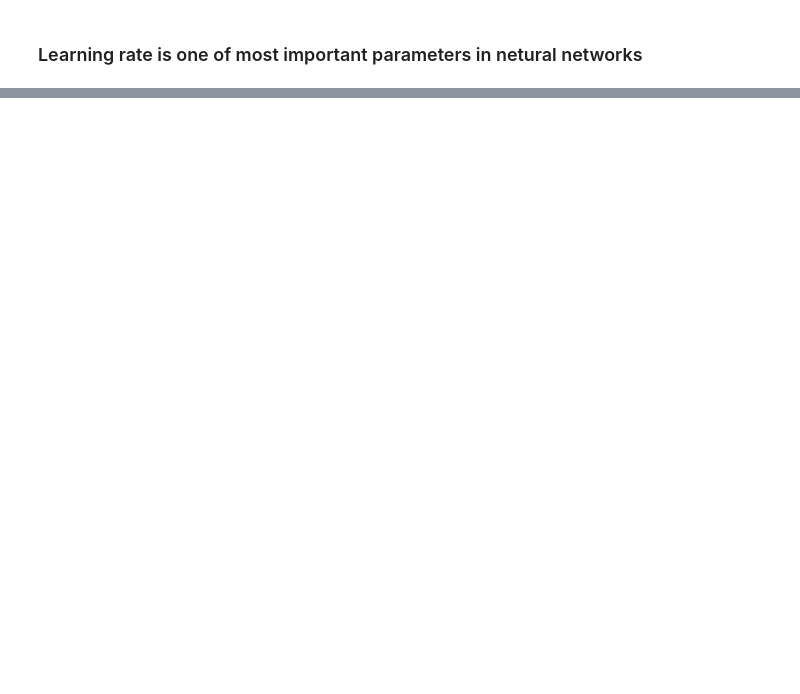
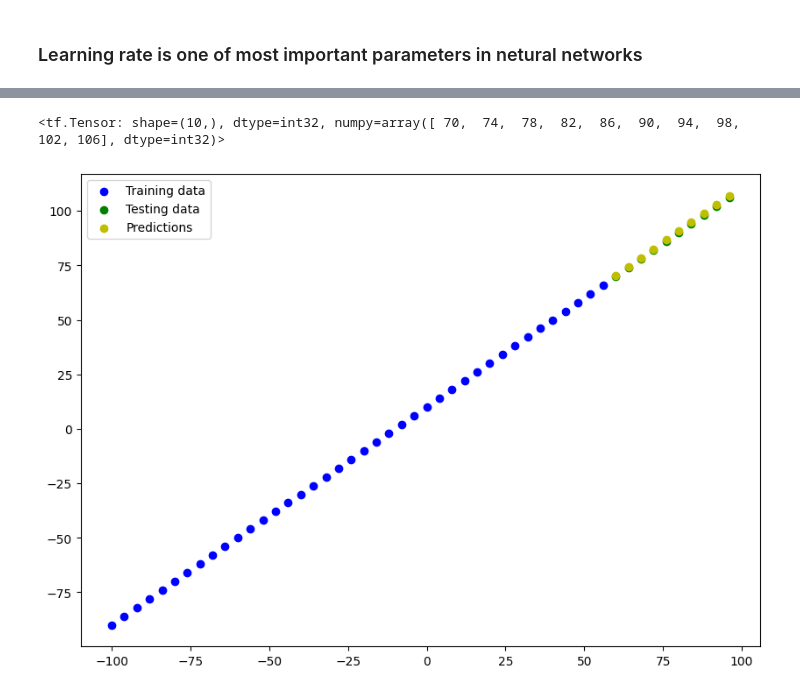
Before and after one commit to ra2dd/jupyter-tensor, a Jupyter notebook: 01_network_regression.ipynb, the cells around one changed output, grey strips where cells are left out. Saved outputs shown, nothing was run; the diff lists cells and outputs as text; code cells hidden in the pictures; blank space fills up the shorter version.

Commit message:
visualize data and model

```diff
--- a/01_network_regression.ipynb
+++ b/01_network_regression.ipynb
@@ -278,0 +331,10 @@ array([[27.25307]], dtype=float32)
+# %%
+# Split the data into train and test sets
+
+X_train = X[:40] # first 40 are training samples (80% of the data)
+y_train = y[:40]
+
+X_test = X[40:]  # last 10 are testing samples (20% of the data)
+y_test = y[40:]
+
+len(X_train), len(X_test), len(y_train), len(y_test)
@@ -278,0 +414,3 @@ array([[27.25307]], dtype=float32)
+# %%
+# Fit a model to the training data
+model.fit(tf.expand_dims(X_train, axis=-1), y_train, epochs=100, verbose=1)
@@ -278,0 +446,4 @@ array([[27.25307]], dtype=float32)
+# %%
+# Make some predictions
+y_pred = model.predict(X_test)
+y_pred
@@ -278,0 +463,29 @@ array([[27.25307]], dtype=float32)
+# %%
+y_test
+# %% [output]
+<tf.Tensor: shape=(10,), dtype=int32, numpy=array([ 70,  74,  78,  82,  86,  90,  94,  98, 102, 106], dtype=int32)>
+# %%
+# Creating a plotting function
+def plot_predictions(train_data=X_train,
+                     train_labels=y_train,
+                     test_data=X_test,
+                     test_labels=y_test,
+                     predictions=y_pred):
+    """ Plots training data, test data and compares it to grand truth """
+    plt.figure(figsize=(10, 7))
+
+    # Plot training data
+    plt.scatter(train_data, train_labels, c="b", label="Training data")
+
+    # Plot testing data
+    plt.scatter(test_data, test_labels, c="g", label="Testing data")
+
+    # Plot model's predictions
+    plt.scatter(test_data, predictions, c="y", label="Predictions")
+
+    # Show a legend
+    plt.legend()
+# %%
+plot_predictions()
+# %% [output]
+[figure, added]
```
Also changed, not shown: parts of 29 cells of this notebook.
